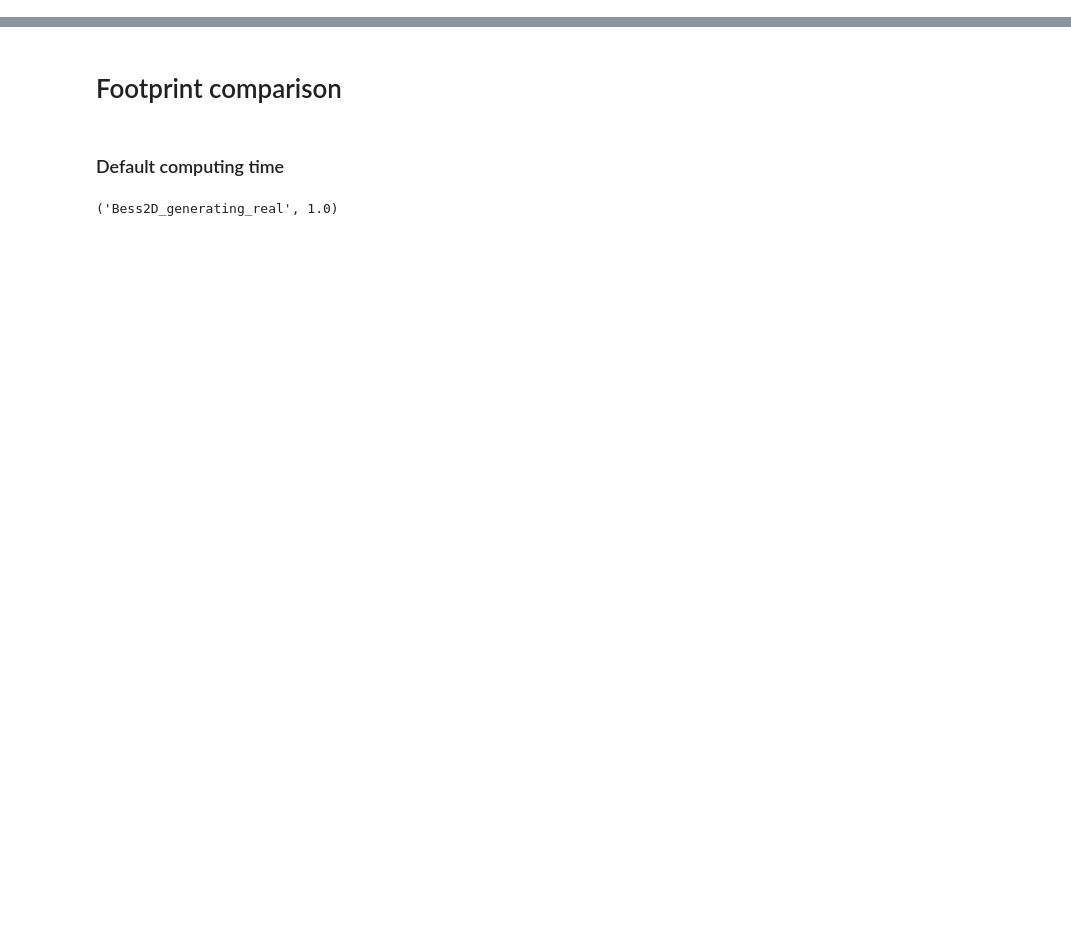
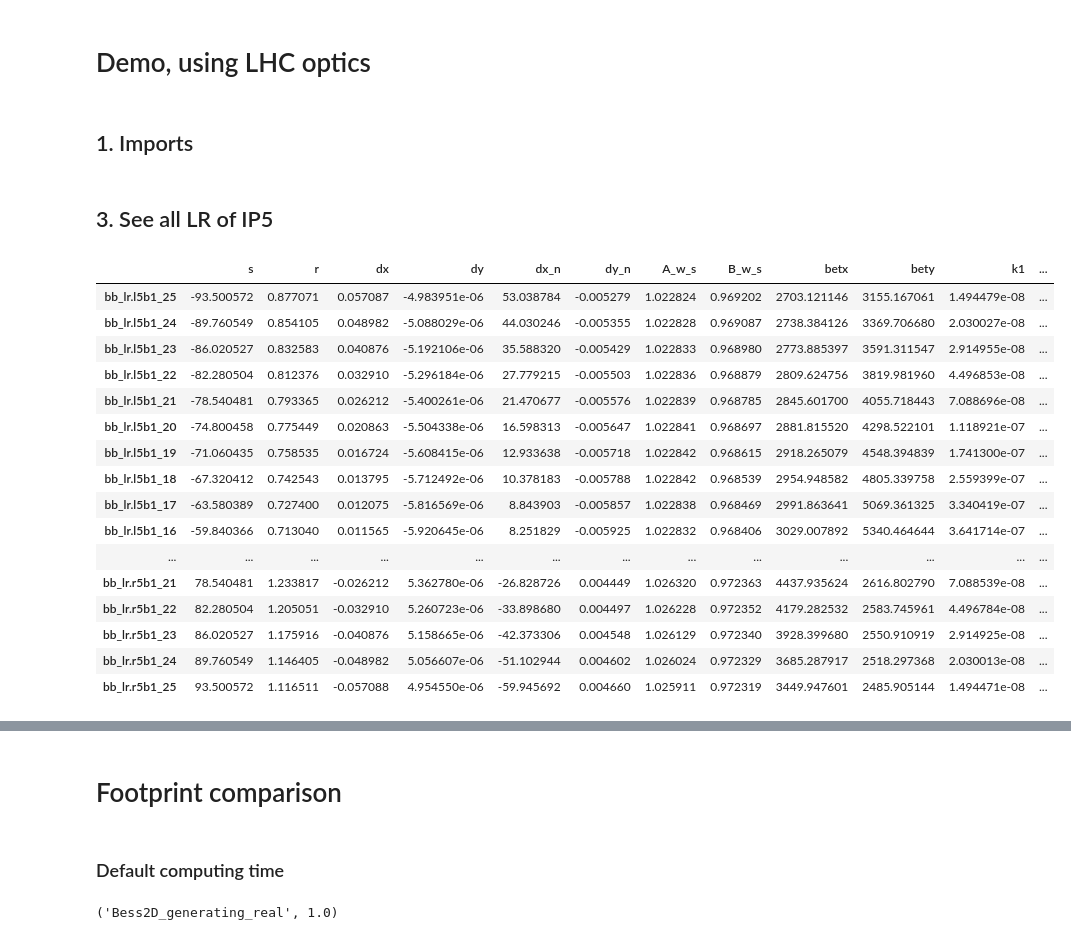
Before and after one commit to pbelange/BBFootprint, a Jupyter notebook: demo_detuning.ipynb, the cells around one changed output, grey strips where cells are left out. Saved outputs shown, nothing was run; the diff lists cells and outputs as text; code cells hidden in the pictures; blank space fills up the shorter version.

```diff
--- a/demo_detuning.ipynb
+++ b/demo_detuning.ipynb
@@ -0,0 +1,67 @@
+# %% [markdown]
+# Demo, using LHC optics
+# %% [markdown]
+## 1. Imports
+# %%
+%matplotlib widget
+import pandas as pd
+import matplotlib.pyplot as plt
+from matplotlib.colors import BoundaryNorm
+import numpy as np
+import time
+from rich.progress import track
+from rich.progress import Progress
+import scipy.special as sciSpec
+
+import Backend.InteractionPoint as inp
+import Backend.Detuning as dtune
+import Backend.Footprint as fp
+import Backend.BeamPhysics as BP
+import Backend.Constants as cst
+
+# Importing twiss and survey
+twiss_b1  = pd.read_pickle('LHC_sequence/lhcb1_opticsfile30_twiss.pkl')
+survey_b1 = pd.read_pickle('LHC_sequence/lhcb1_opticsfile30_survey.pkl')
+
+twiss_b2  = pd.read_pickle('LHC_sequence/lhcb2_opticsfile30_twiss.pkl')
+survey_b2 = pd.read_pickle('LHC_sequence/lhcb2_opticsfile30_survey.pkl')
+
+
+B1 = inp.Beam('b1',twiss_b1,survey_b1,
+              Nb       = 1.15e11,
+              E        = 6.8e12,
+              emittx_n = 2.5e-6,
+              emitty_n = 2.5e-6,
+              dp_p0    = 0)
+
+B2 = inp.Beam('b2',twiss_b2,survey_b2,
+              Nb       = 1.15e11,
+              E        = 6.8e12,
+              emittx_n = 2.5e-6,
+              emitty_n = 2.5e-6,
+              dp_p0    = 0)
+
+IP1 = inp.InteractionPoint('ip1',B1,B2)
+IP5 = inp.InteractionPoint('ip5',B1,B2)
+# %% [markdown]
+## 3. See all LR of IP5
+# %%
+IP5.lr
+# %% [output]
+|  | s | r | dx | dy | dx_n | dy_n | A_w_s | B_w_s | betx | bety | k1 | ... |
+| bb_lr.l5b1_25 | -93.500572 | 0.877071 | 0.057087 | -4.983951e-06 | 53.038784 | -0.005279 | 1.022824 | 0.969202 | 2703.121146 | 3155.167061 | 1.494479e-08 | ... |
+| bb_lr.l5b1_24 | -89.760549 | 0.854105 | 0.048982 | -5.088029e-06 | 44.030246 | -0.005355 | 1.022828 | 0.969087 | 2738.384126 | 3369.706680 | 2.030027e-08 | ... |
+| bb_lr.l5b1_23 | -86.020527 | 0.832583 | 0.040876 | -5.192106e-06 | 35.588320 | -0.005429 | 1.022833 | 0.968980 | 2773.885397 | 3591.311547 | 2.914955e-08 | ... |
+| bb_lr.l5b1_22 | -82.280504 | 0.812376 | 0.032910 | -5.296184e-06 | 27.779215 | -0.005503 | 1.022836 | 0.968879 | 2809.624756 | 3819.981960 | 4.496853e-08 | ... |
+| bb_lr.l5b1_21 | -78.540481 | 0.793365 | 0.026212 | -5.400261e-06 | 21.470677 | -0.005576 | 1.022839 | 0.968785 | 2845.601700 | 4055.718443 | 7.088696e-08 | ... |
+| bb_lr.l5b1_20 | -74.800458 | 0.775449 | 0.020863 | -5.504338e-06 | 16.598313 | -0.005647 | 1.022841 | 0.968697 | 2881.815520 | 4298.522101 | 1.118921e-07 | ... |
+| bb_lr.l5b1_19 | -71.060435 | 0.758535 | 0.016724 | -5.608415e-06 | 12.933638 | -0.005718 | 1.022842 | 0.968615 | 2918.265079 | 4548.394839 | 1.741300e-07 | ... |
+| bb_lr.l5b1_18 | -67.320412 | 0.742543 | 0.013795 | -5.712492e-06 | 10.378183 | -0.005788 | 1.022842 | 0.968539 | 2954.948582 | 4805.339758 | 2.559399e-07 | ... |
+| bb_lr.l5b1_17 | -63.580389 | 0.727400 | 0.012075 | -5.816569e-06 | 8.843903 | -0.005857 | 1.022838 | 0.968469 | 2991.863641 | 5069.361325 | 3.340419e-07 | ... |
+| bb_lr.l5b1_16 | -59.840366 | 0.713040 | 0.011565 | -5.920645e-06 | 8.251829 | -0.005925 | 1.022832 | 0.968406 | 3029.007892 | 5340.464644 | 3.641714e-07 | ... |
+| ... | ... | ... | ... | ... | ... | ... | ... | ... | ... | ... | ... | ... |
+| bb_lr.r5b1_21 | 78.540481 | 1.233817 | -0.026212 | 5.362780e-06 | -26.828726 | 0.004449 | 1.026320 | 0.972363 | 4437.935624 | 2616.802790 | 7.088539e-08 | ... |
+| bb_lr.r5b1_22 | 82.280504 | 1.205051 | -0.032910 | 5.260723e-06 | -33.898680 | 0.004497 | 1.026228 | 0.972352 | 4179.282532 | 2583.745961 | 4.496784e-08 | ... |
+| bb_lr.r5b1_23 | 86.020527 | 1.175916 | -0.040876 | 5.158665e-06 | -42.373306 | 0.004548 | 1.026129 | 0.972340 | 3928.399680 | 2550.910919 | 2.914925e-08 | ... |
+| bb_lr.r5b1_24 | 89.760549 | 1.146405 | -0.048982 | 5.056607e-06 | -51.102944 | 0.004602 | 1.026024 | 0.972329 | 3685.287917 | 2518.297368 | 2.030013e-08 | ... |
+| bb_lr.r5b1_25 | 93.500572 | 1.116511 | -0.057088 | 4.954550e-06 | -59.945692 | 0.004660 | 1.025911 | 0.972319 | 3449.947601 | 2485.905144 | 1.494471e-08 | ... |
```
Also changed, not shown: parts of 3 cells of this notebook, 11 other files.
